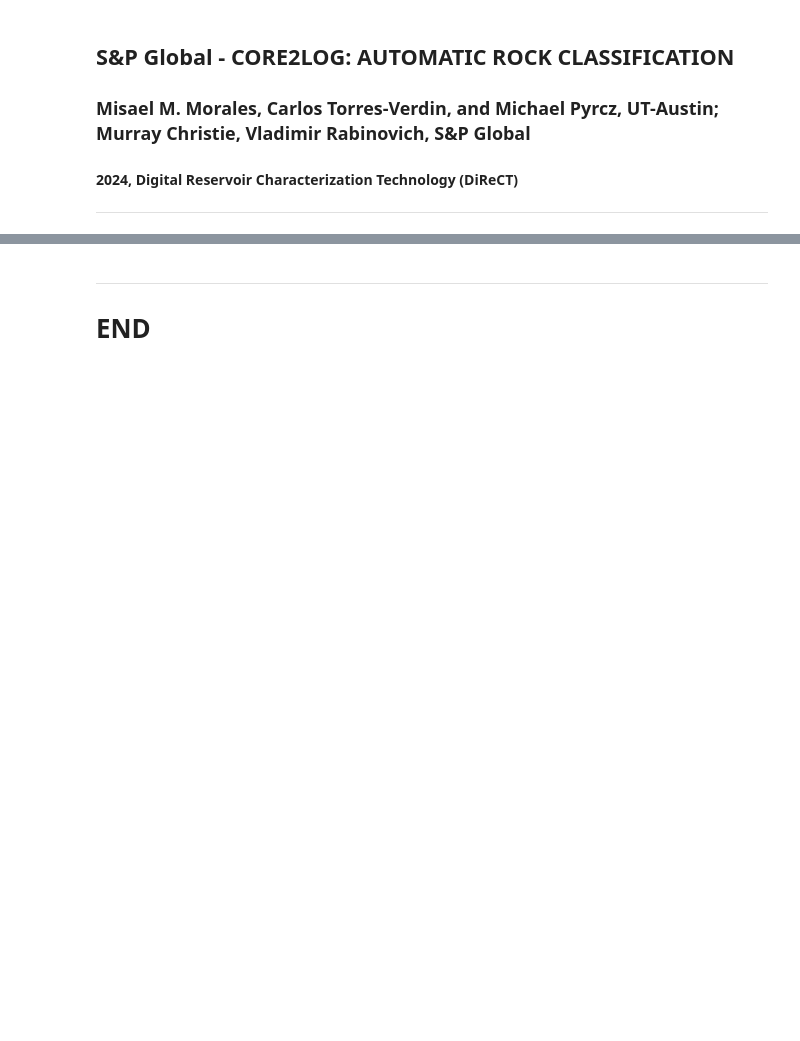
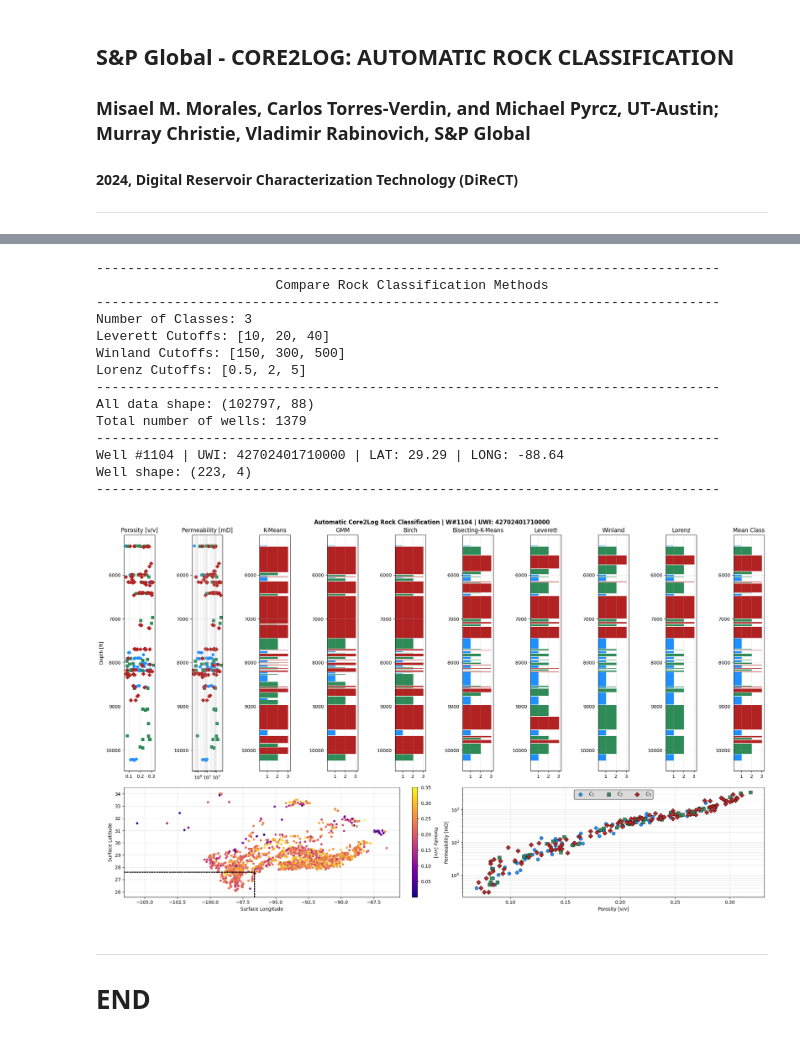
Before and after one commit to misaelmmorales/AutoPetrophysics-GOM-CCS, a Jupyter notebook: spglobal_misael_arc.ipynb, the cells around one changed output, grey strips where cells are left out. Drawn from its saved outputs; the diff is of its cells as text; code cells hidden in the pictures; blank space fills up the shorter version.

```diff
--- a/spglobal_misael_arc.ipynb
+++ b/spglobal_misael_arc.ipynb
@@ -102,3 +49,26 @@ Well shape: (223, 5)
+# %%
+# COMPARISON
+# compare all techniques for a given well (user must define cutoffs and n_classes accordingly)
+RockClassification(well_number=1104).run_comparison(n_classes=3,
+                                                    leverett_cutoffs=[10,20,40],
+                                                    winland_cutoffs=[150,300,500],
+                                                    lorenz_cutoffs=[0.5,2,5])
+# %% [output]
+--------------------------------------------------------------------------------
+                       Compare Rock Classification Methods
+--------------------------------------------------------------------------------
+Number of Classes: 3
+Leverett Cutoffs: [10, 20, 40]
+Winland Cutoffs: [150, 300, 500]
+Lorenz Cutoffs: [0.5, 2, 5]
+--------------------------------------------------------------------------------
+All data shape: (102797, 88)
+Total number of wells: 1379
+--------------------------------------------------------------------------------
+Well #1104 | UWI: 42702401710000 | LAT: 29.29 | LONG: -88.64
+Well shape: (223, 4)
+--------------------------------------------------------------------------------
+[figure, added]
 # %% [markdown]
 ***
 # END
```
Also changed, not shown: parts of 4 cells of this notebook, 15 other files.
